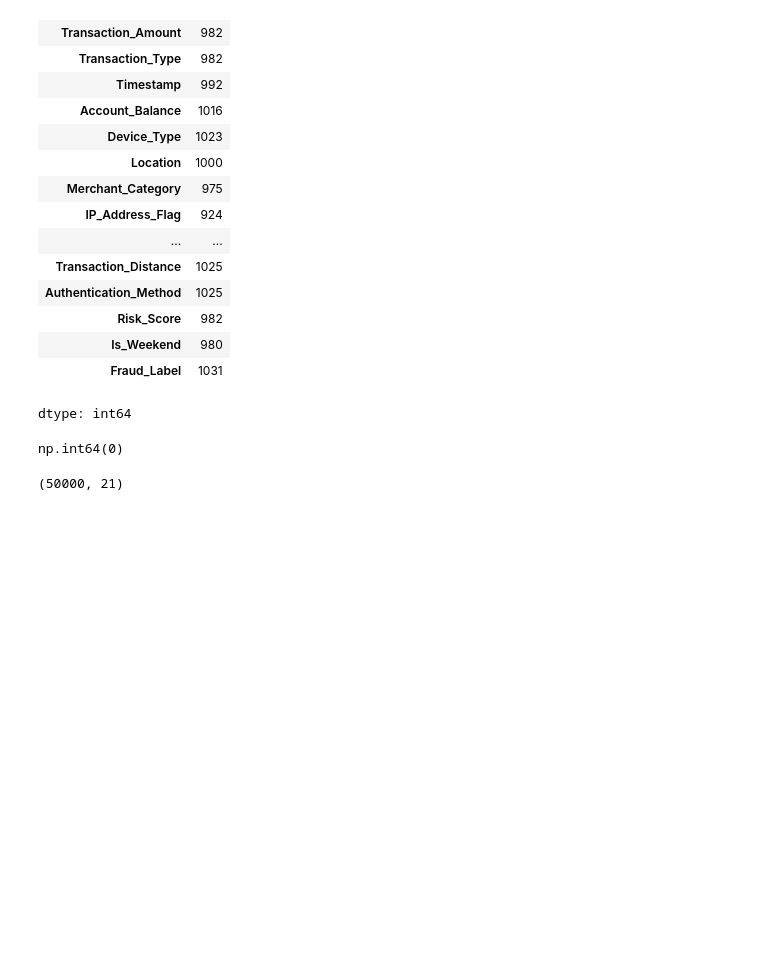
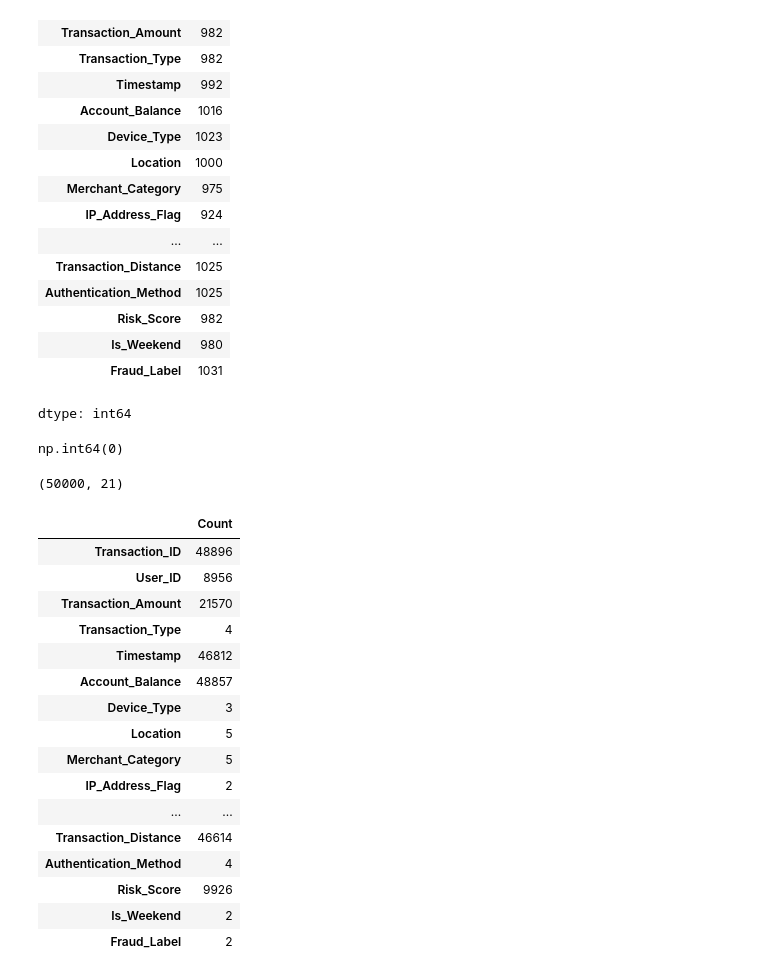
Before and after one commit to Farazmghm/fraud_detection, a Jupyter notebook: Credit_card_fraud_detection.ipynb, the cells around one changed output. Drawn from its saved outputs; the diff is of its cells as text; code cells hidden in the pictures; blank space fills up the shorter version.

```diff
--- a/Credit_card_fraud_detection.ipynb
+++ b/Credit_card_fraud_detection.ipynb
@@ -140,3 +140,23 @@ np.int64(0)
 df.shape
 # %% [output]
 (50000, 21)
+# %%
+pd.DataFrame(df.nunique(), columns=["Count"])
+# %% [output]
+|  | Count |
+| Transaction_ID | 48896 |
+| User_ID | 8956 |
+| Transaction_Amount | 21570 |
+| Transaction_Type | 4 |
+| Timestamp | 46812 |
+| Account_Balance | 48857 |
+| Device_Type | 3 |
+| Location | 5 |
+| Merchant_Category | 5 |
+| IP_Address_Flag | 2 |
+| ... | ... |
+| Transaction_Distance | 46614 |
+| Authentication_Method | 4 |
+| Risk_Score | 9926 |
+| Is_Weekend | 2 |
+| Fraud_Label | 2 |
```
